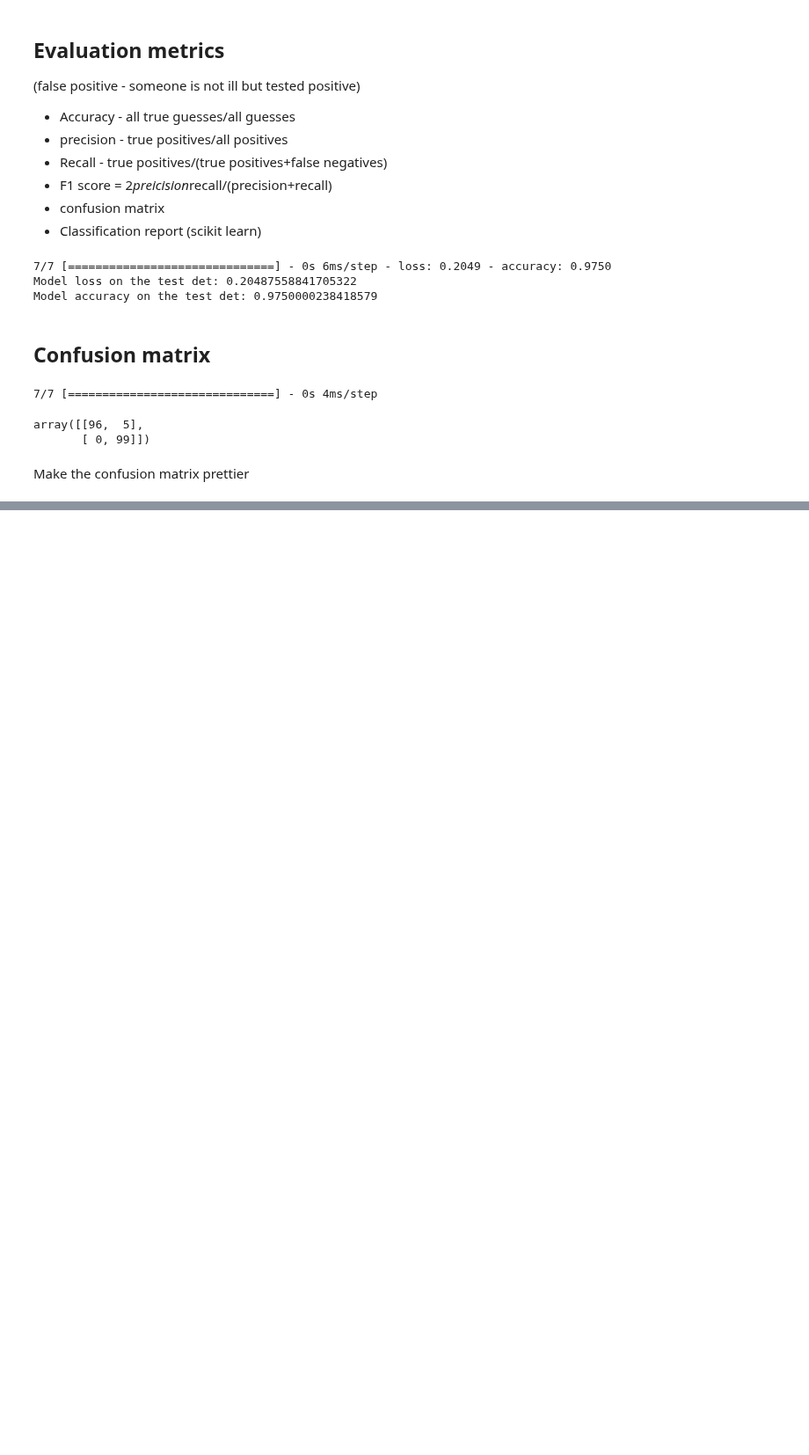
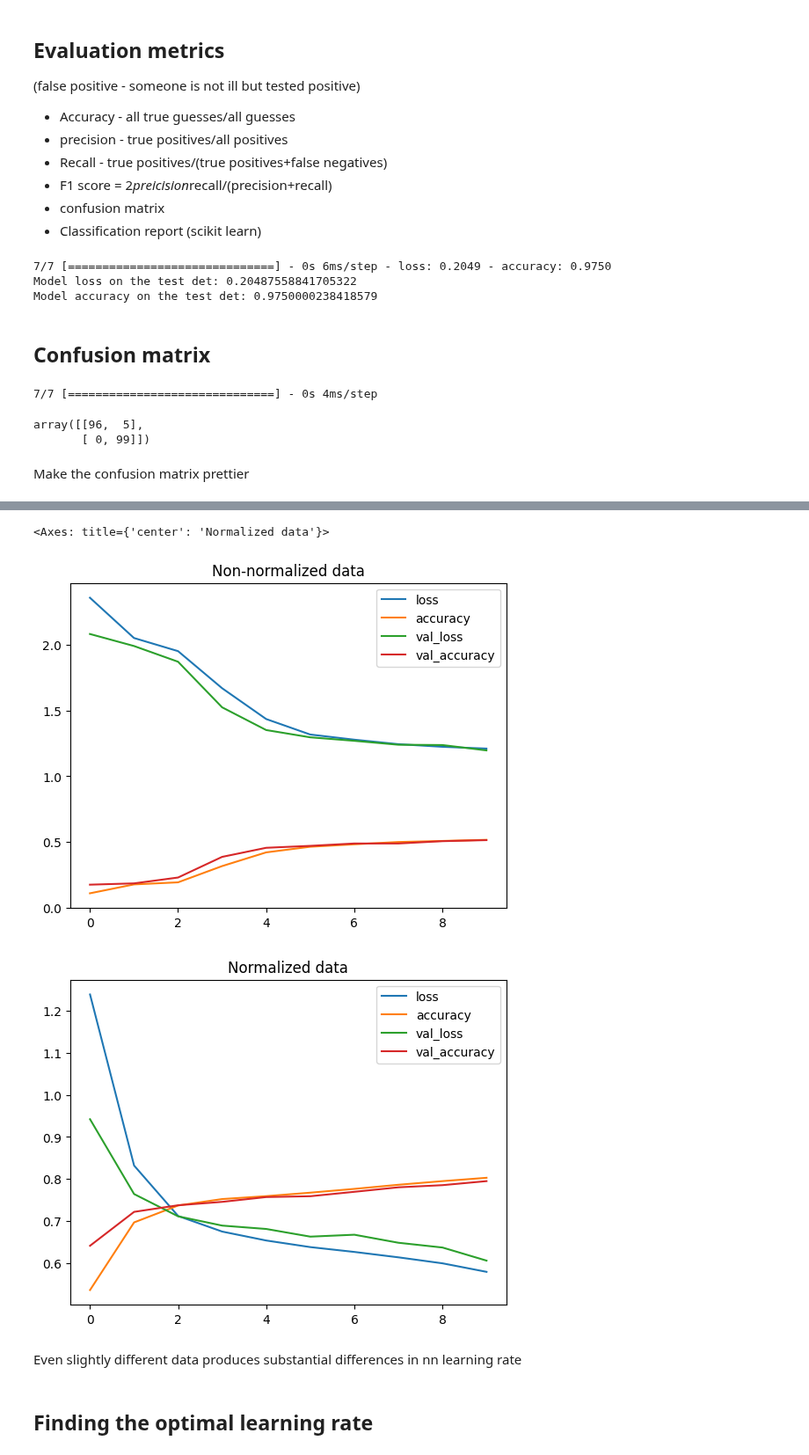
Before and after one commit to kacper-dobrow/tensorflow-course, a Jupyter notebook: 02_neural_net_classification_with_tf.ipynb, the cells around one changed output, grey strips where cells are left out. Shown at 88% size. Cells and saved outputs as stored; diff of their text form; code cells hidden in the pictures; blank space fills up the shorter version.

```diff
--- a/02_neural_net_classification_with_tf.ipynb
+++ b/02_neural_net_classification_with_tf.ipynb
@@ -602,0 +749,5 @@ for i, j in itertools.product(range(cm.shape[0]),range(cm.shape[1])):
+# %%
+train_data_norm = train_data/255.0
+test_data_norm = test_data/255.0
+
+train_data_norm.max(), test_data_norm.max()
@@ -602,0 +756,21 @@ for i, j in itertools.product(range(cm.shape[0]),range(cm.shape[1])):
+# %%
+# Let's build a model for normalized data
+
+# Set random seed
+tf.random.set_seed(42)
+
+# Create the nn
+model_12 = tf.keras.Sequential([
+    tf.keras.layers.Flatten(input_shape = train_data[0].shape),
+    tf.keras.layers.Dense(4, activation = 'relu'),
+    tf.keras.layers.Dense(4, activation = 'relu'),
+    tf.keras.layers.Dense(10, activation = 'softmax') # the same as the previous model
+])
+
+# Compile the model
+model_12.compile(optimizer = tf.keras.optimizers.Adam(),
+                 loss = tf.keras.losses.SparseCategoricalCrossentropy(),
+                 metrics = 'accuracy')
+
+# Fit the model
+norm_history = model_12.fit(train_data_norm, train_labels, epochs = 10, validation_data = (test_data_norm, test_labels))
@@ -602,0 +798,14 @@ for i, j in itertools.product(range(cm.shape[0]),range(cm.shape[1])):
+# %%
+import pandas as pd
+# plot the non-normalized data loss curves
+pd.DataFrame(non_norm_history.history).plot(title = 'Non-normalized data')
+# plot the normalized data loss curves
+pd.DataFrame(norm_history.history).plot(title = 'Normalized data')
+# %% [output]
+<Axes: title={'center': 'Normalized data'}>
+[figure, added]
+[figure, added]
+# %% [markdown]
+Even slightly different data produces substantial differences in nn learning rate
+# %% [markdown]
+## Finding the optimal learning rate
```
Also changed, not shown: parts of 33 cells of this notebook.
